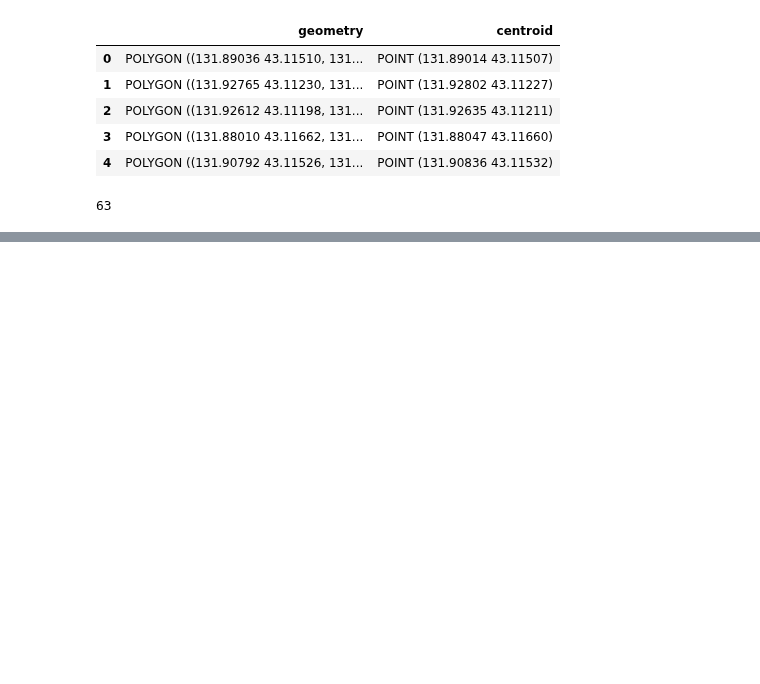
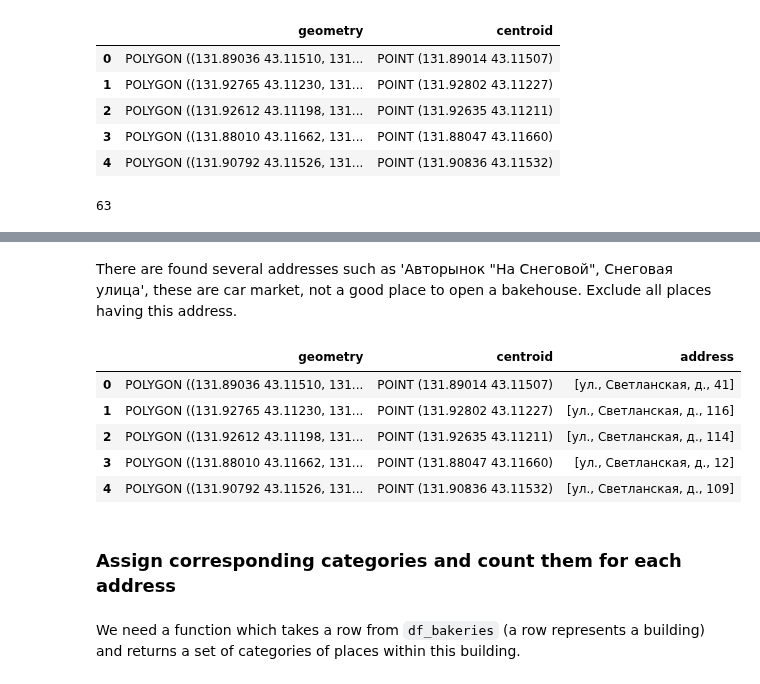
Before and after one commit to Tungsteniac/Tungsteniac, a Jupyter notebook: Relevant Places for Cinnabon Bakehouse.ipynb, the cells around one changed output, grey strips where cells are left out. Drawn from its saved outputs; the diff is of its cells as text; code cells hidden in the pictures; blank space fills up the shorter version.

```diff
--- a/Relevant Places for Cinnabon Bakehouse.ipynb
+++ b/Relevant Places for Cinnabon Bakehouse.ipynb
@@ -620,0 +682,16 @@ relevant_map
+# %% [markdown]
+There are found several addresses such as 'Авторынок "На Снеговой", Снеговая улица', these are car market, not a good place to open a bakehouse. Exclude all places having this address.
+# %%
+df_bakeries = df_bakeries[df_bakeries.address.apply(lambda address: address != ['ул.', 'Снеговая', 'д.', 'Авторынок "На Снеговой"'])]
+df_bakeries.head()
+# %% [output]
+|  | geometry | centroid | address |
+| 0 | POLYGON ((131.89036 43.11510, 131... | POINT (131.89014 43.11507) | [ул., Светланская, д., 41] |
+| 1 | POLYGON ((131.92765 43.11230, 131... | POINT (131.92802 43.11227) | [ул., Светланская, д., 116] |
+| 2 | POLYGON ((131.92612 43.11198, 131... | POINT (131.92635 43.11211) | [ул., Светланская, д., 114] |
+| 3 | POLYGON ((131.88010 43.11662, 131... | POINT (131.88047 43.11660) | [ул., Светланская, д., 12] |
+| 4 | POLYGON ((131.90792 43.11526, 131... | POINT (131.90836 43.11532) | [ул., Светланская, д., 109] |
+# %% [markdown]
+### Assign corresponding categories and count them for each address
+# %% [markdown]
+We need a function which takes a row from <code>df_bakeries</code> (a row represents a building) and returns a set of categories of places within this building.
```
Also changed, not shown: parts of 30 cells of this notebook.
